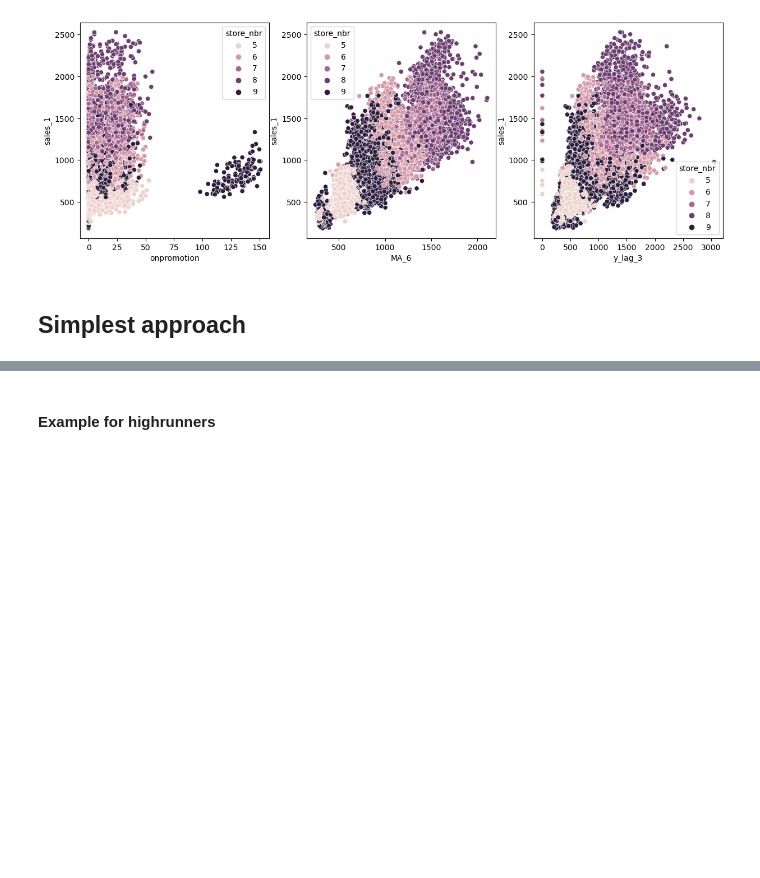
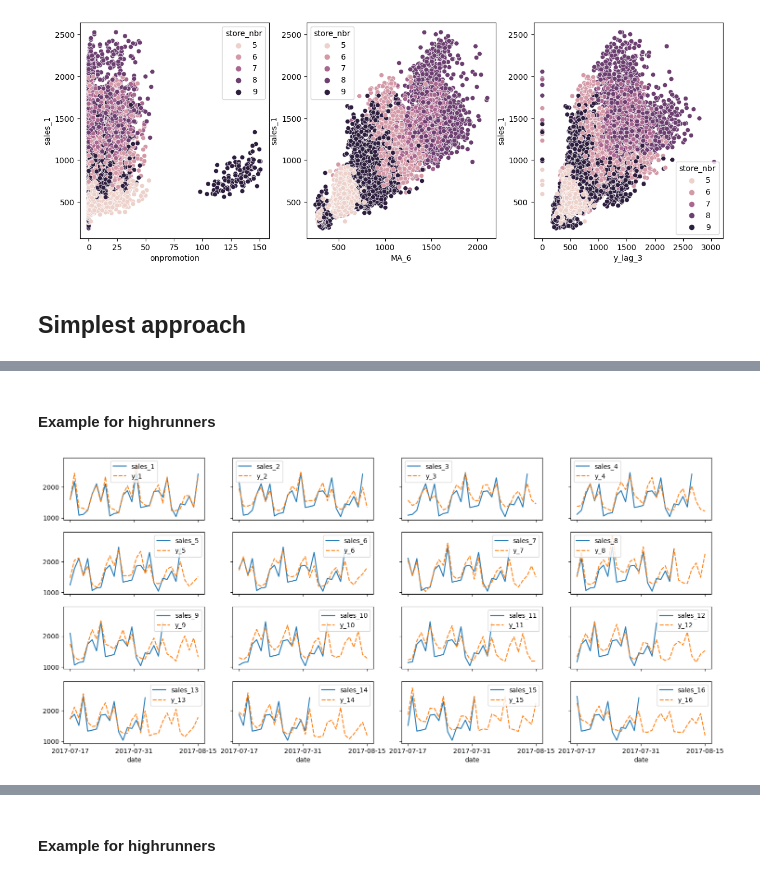
Before and after one commit to ximfac/store_sales, a Jupyter notebook: modeling.ipynb, the cells around one changed output, grey strips where cells are left out. Cells and saved outputs as stored; diff of their text form; code cells hidden in the pictures; blank space fills up the shorter version.

```diff
--- a/modeling.ipynb
+++ b/modeling.ipynb
@@ -207,0 +223,3 @@ plt.show()
+# %%
+mask_holdout = holdout.sku.isin(sku_1)
+mask_final = final.sku.isin(sku_1)
@@ -207,0 +228,15 @@ plt.show()
+# %%
+for seed in trange(len(y_cols)):
+    cat = CatBoostRegressor(**params, random_state = seed+34)
+    cat.fit(train.loc['2016':, x_cols], train.loc['2016':, y_cols[seed]],
+           eval_set=(test.loc[test.loc[:, y_cols[seed]].notna(), x_cols],
+                     test.loc[test.loc[:, y_cols[seed]].notna(), y_cols[seed]]),
+            early_stopping_rounds=500,
+            use_best_model=True)
+    holdout[f'y_{seed+1}'] = 0
+    holdout.loc[~mask_holdout, f'y_{seed+1}'] = cat.predict(holdout.loc[~mask_holdout, x_cols])
+    holdout[f'y_{seed+1}'] = holdout[f'y_{seed+1}'].clip(0.0)
+
+    final[f'y_{seed+1}'] = 0
+    final.loc[~mask_final, f'y_{seed+1}'] = cat.predict(final.loc[~mask_final, x_cols])
+    final[f'y_{seed+1}'] = final[f'y_{seed+1}'].clip(0.0)
@@ -207,0 +274,11 @@ plt.show()
+# %% [markdown]
+#### Example for highrunners
+# %%
+fig, axes = plt.subplots(4,4, figsize = (18,8), sharex=True, sharey=True)
+for n in range(16):
+    sns.lineplot(holdout.loc[(holdout.store_nbr == 9) &\
+             (holdout.family == 'PRODUCE'), [f'sales_{n+1}', f'y_{n+1}']], ax = axes[n//4][n%4])
+plt.xticks(pd.date_range(holdout.index[0], holdout.index[-1], 3))
+plt.show()
+# %% [output]
+[figure, added]
```
Also changed, not shown: parts of 23 cells of this notebook.
